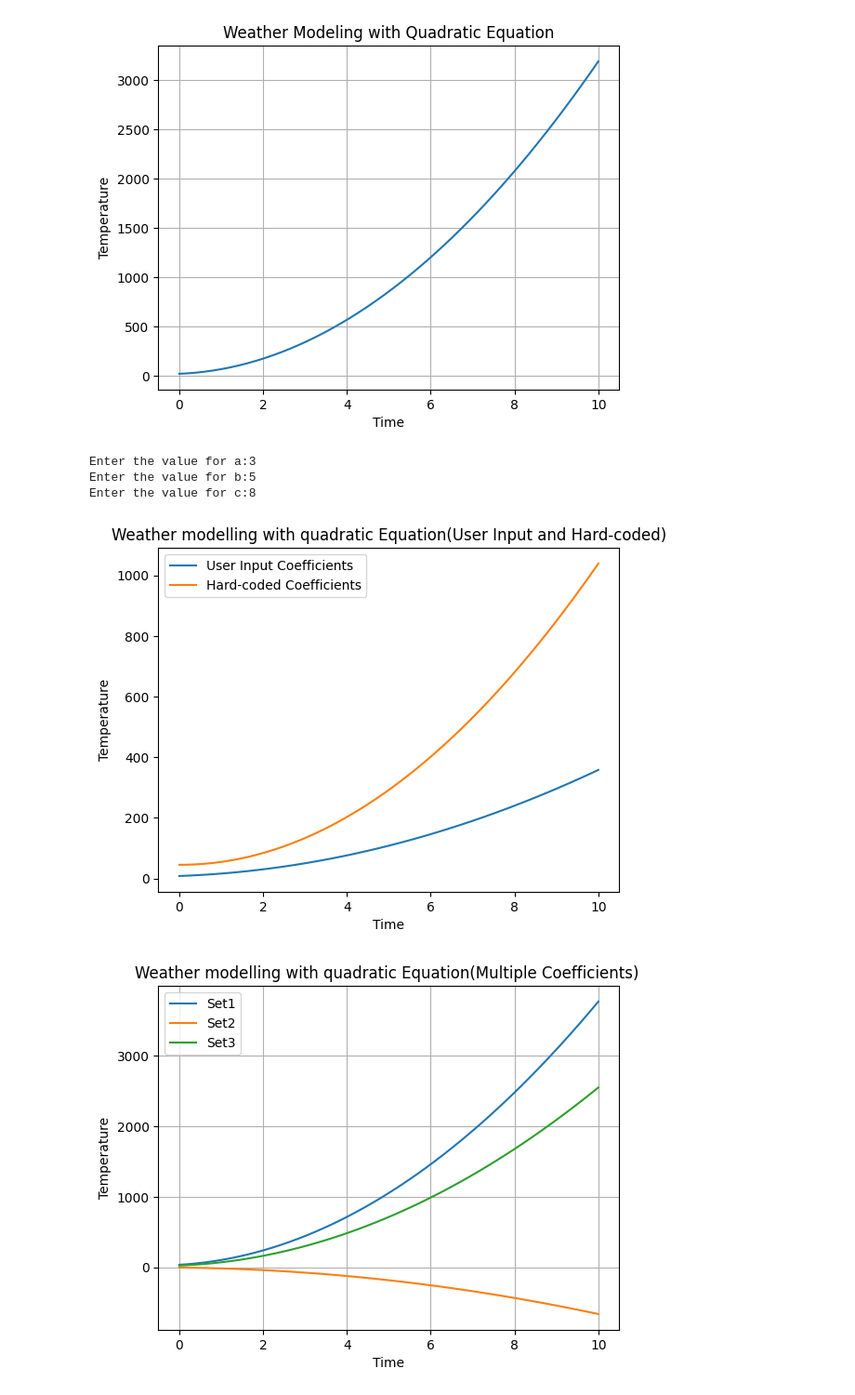
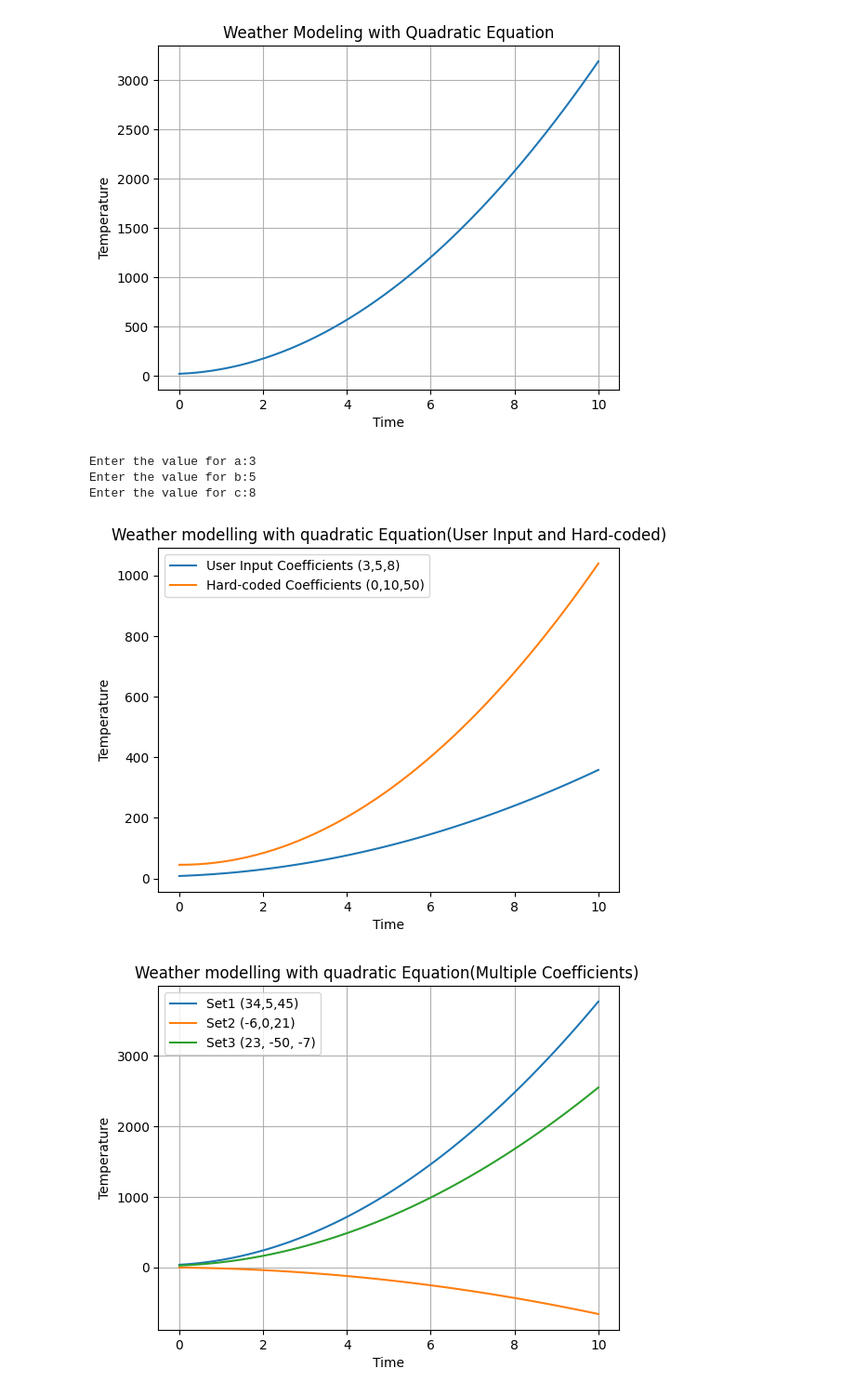
Before and after one commit to Joshitha475/colab-se-lab-1, a Jupyter notebook: SE_lab_1.ipynb, the cells around one changed output. Shown: that part at 93% size. Cells and saved outputs as stored; diff of their text form; code cells hidden in the pictures.

```diff
--- a/SE_lab_1.ipynb
+++ b/SE_lab_1.ipynb
@@ -79,9 +79,9 @@ def main() :
   #calculate temperature using User Input variables
   temperature_hardcoded1 = quadratic_model(time_values)
   #plot the results
-  plt.plot(time_values,temperature_hardcoded1,label = 'User Input Coefficients')
+  plt.plot(time_values,temperature_hardcoded1,label = 'User Input Coefficients (3,5,8)')
   temperature_hardcoded2 = quadratic_mol(time_values)
-  plt.plot(time_values,temperature_hardcoded2,label = 'Hard-coded Coefficients')
+  plt.plot(time_values,temperature_hardcoded2,label = 'Hard-coded Coefficients (0,10,50)')
   plt.xlabel('Time')
   plt.ylabel('Temperature')
   plt.legend()
@@ -93,37 +93,37 @@ if __name__ == "__main__":
 Enter the value for a:3
 Enter the value for b:5
 Enter the value for c:8
-[figure, old version]
+[figure, new version]
 # %%
 import matplotlib.pyplot as plt
 import numpy as np
 def quadratic_model(m,time):
   #hard-coded coefficients for the quation
   a = m[0]
   b = m[0]
   c = m[0]
   #quadratic eq representing temp change
   temperature = a*(time**2)+b*time+c
   return temperature
 def main() :
   lst = [(34,5,45),(-6,0,21),(23,-50,-7),(23,-50,8)]
   #time values from 0 to 10
   time_values = np.linspace(0,10,50)
   #calculate temperature using hardcoded variables
   temperature_hardcoded = quadratic_model(lst[0],time_values)
-  plt.plot(time_values,temperature_hardcoded,label = 'Set1')
+  plt.plot(time_values,temperature_hardcoded,label = 'Set1 (34,5,45)')
   temperature_hardcoded = quadratic_model(lst[1],time_values)
-  plt.plot(time_values,temperature_hardcoded,label = 'Set2')
+  plt.plot(time_values,temperature_hardcoded,label = 'Set2 (-6,0,21)')
   temperature_hardcoded = quadratic_model(lst[2],time_values)
-  plt.plot(time_values,temperature_hardcoded,label = 'Set3')
+  plt.plot(time_values,temperature_hardcoded,label = 'Set3 (23, -50, -7)')
 
   plt.xlabel('Time')
   plt.ylabel('Temperature')
   plt.legend()
   plt.grid()
   plt.title('Weather modelling with quadratic Equation(Multiple Coefficients) ')
   plt.show()
 if __name__ == "__main__":
   main()
 # %% [output]
-[figure, old version]
+[figure, new version]
```
